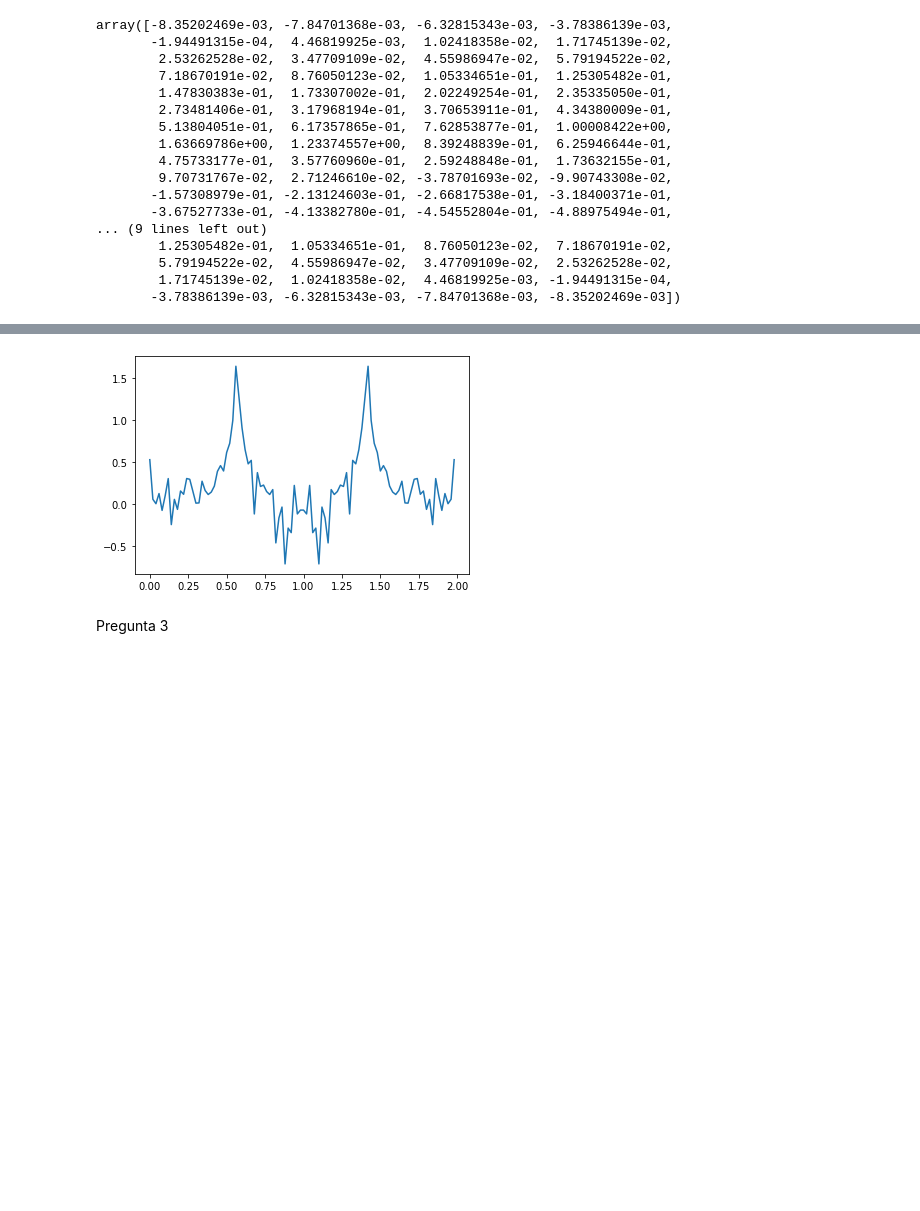
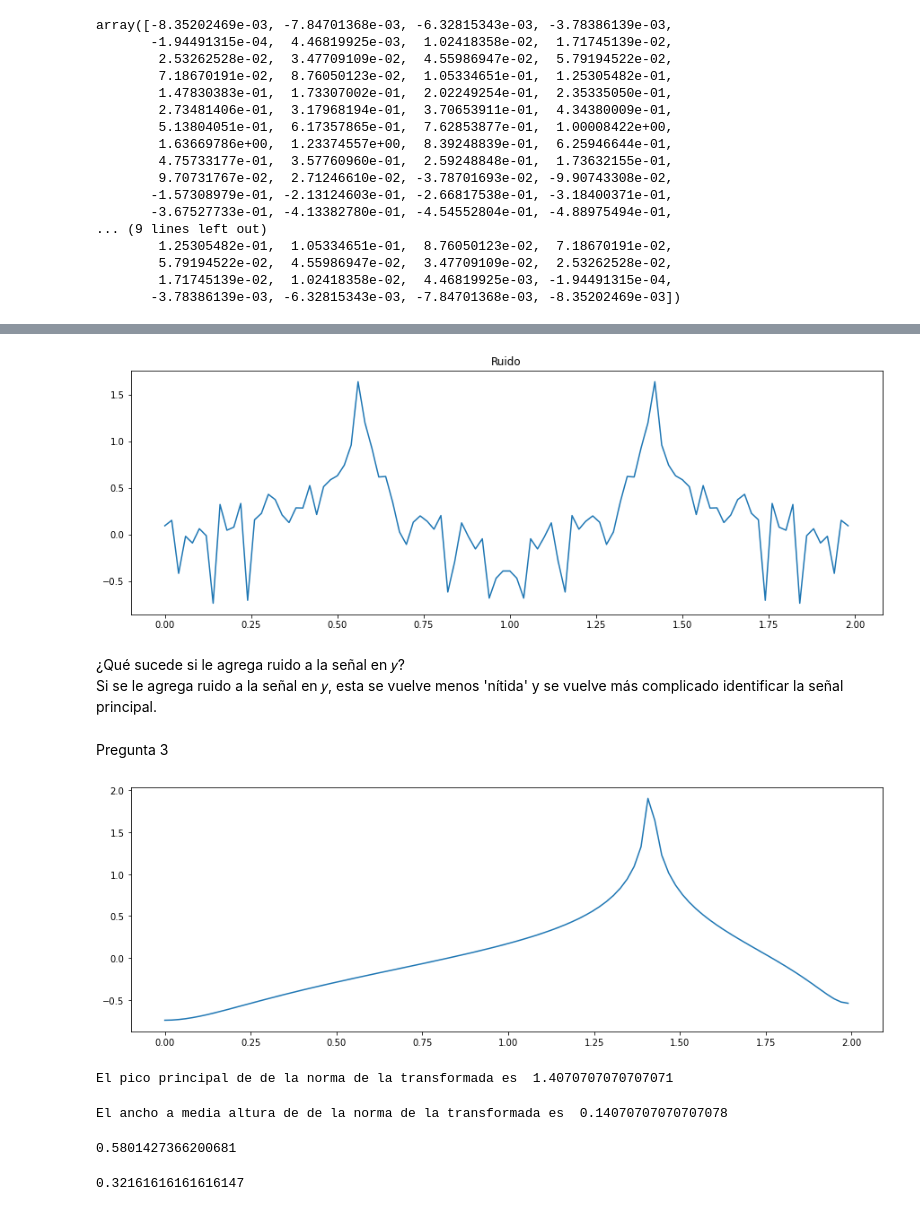
Before and after one commit to CatalinaFlorez/Metodos-Computacionales-2---Borrero-Florez, a Jupyter notebook: Taller 1 copy.ipynb, the cells around one changed output, grey strips where cells are left out. Drawn from its saved outputs; the diff is of its cells as text; code cells hidden in the pictures; blank space fills up the shorter version.

```diff
--- a/Taller 1 copy.ipynb
+++ b/Taller 1 copy.ipynb
@@ -87,9 +101,59 @@ array([ 0.52807193,  0.05877145,  0.00604157,  0.12639966, -0.07318395,
 fig, ax = plt.subplots()
 
 plt.plot(f, eje_y_ruido)
+plt.title("Ruido")
 
 plt.show()
 # %% [output]
-[figure, old version]
+[figure, new version]
+# %% [markdown]
+¿Qué sucede si le agrega ruido a la señal en 𝑦?\
+    Si se le agrega ruido a la señal en 𝑦, esta se vuelve menos 'nítida' y se vuelve más complicado identificar la señal principal.
 # %% [markdown]
 Pregunta 3
+# %%
+N=200
+max=50
+t=np.linspace(0,max,N)
+y=np.sin(2*np.pi*np.sqrt(2)*t)
+f=np.linspace(0,1/((2*t[1])),100)
+# %%
+norma=abs(transf_fourier_d(t,y,f))
+eje_y=np.log10(norma)
+# %%
+fig, ax = plt.subplots()
+plt.plot(f, eje_y)
+plt.show()
+# %% [output]
+[figure, added]
+# %%
+max_y=eje_y.min()
+for i in range(0,len(eje_y)):
+    if eje_y[i] == eje_y.max():
+        max_f=f[i] #pico para gráfica f vs 'y' log
+print("El pico principal de de la norma de la transformada es ",max_f)
+# %% [output]
+El pico principal de de la norma de la transformada es  1.4070707070707071
+# %%
+media_altura_y=eje_y.min()+((eje_y.max()-eje_y.min())/2)
+idx=np.argmin(abs(abs(eje_y)-media_altura_y))
+ancho=abs(f[idx]-f[np.argmax(eje_y)])
+print("El ancho a media altura de de la norma de la transformada es ",ancho)
+media_altura_y
+# %% [output]
+El ancho a media altura de de la norma de la transformada es  0.14070707070707078
+0.5801427366200681
+# %%
+peak_idx = np.argmax(eje_y)
+left_idx = np.where(eje_y[:peak_idx] <= media_altura_y)[0]
+right_idx = np.where(eje_y[peak_idx:] <= media_altura_y)[0]
+
+if len(left_idx) == 0 or len(right_idx) == 0:
+    fwhm=0
+left_idx = left_idx[-1]  # Último índice a la izquierda del pico
+right_idx = right_idx[0] + peak_idx  # Primer índice a la derecha del pico
+
+fwhm = f[right_idx] - f[left_idx]
+fwhm
+# %% [output]
+0.32161616161616147
```
Also changed, not shown: parts of 15 cells of this notebook, 2 other files.
